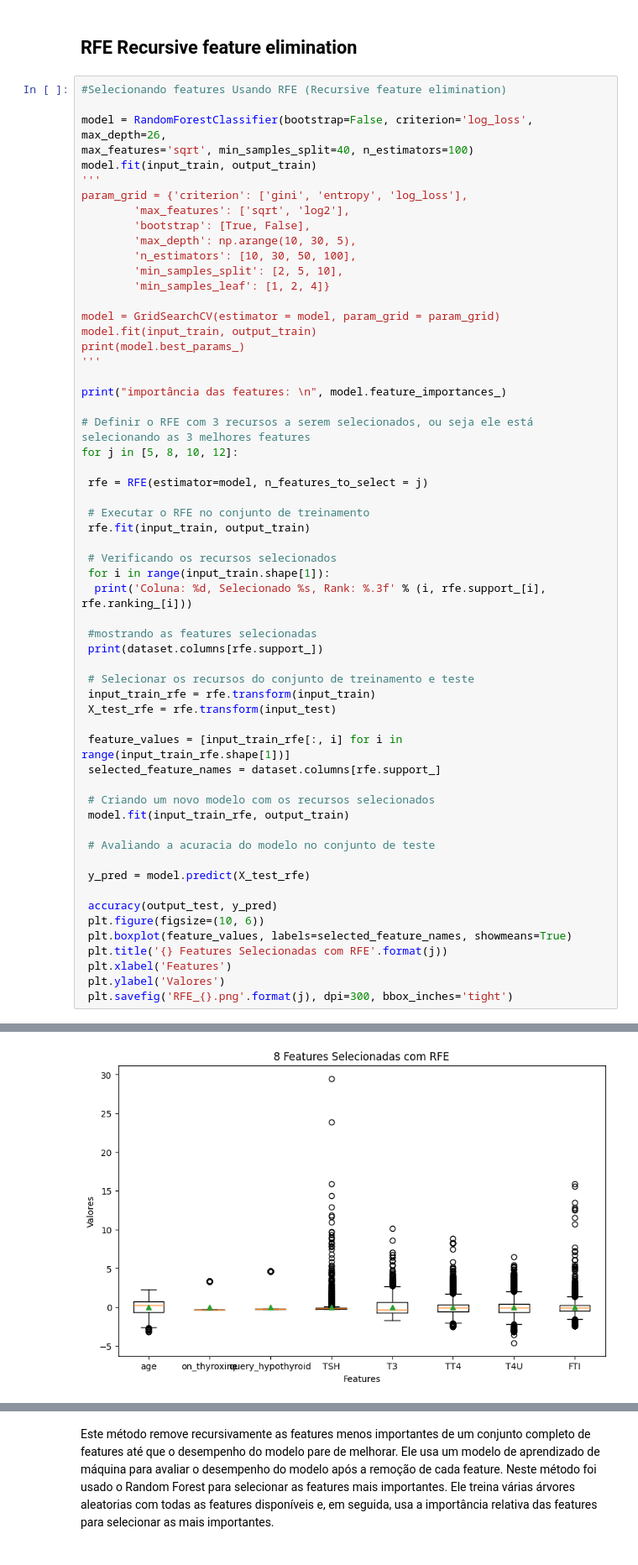
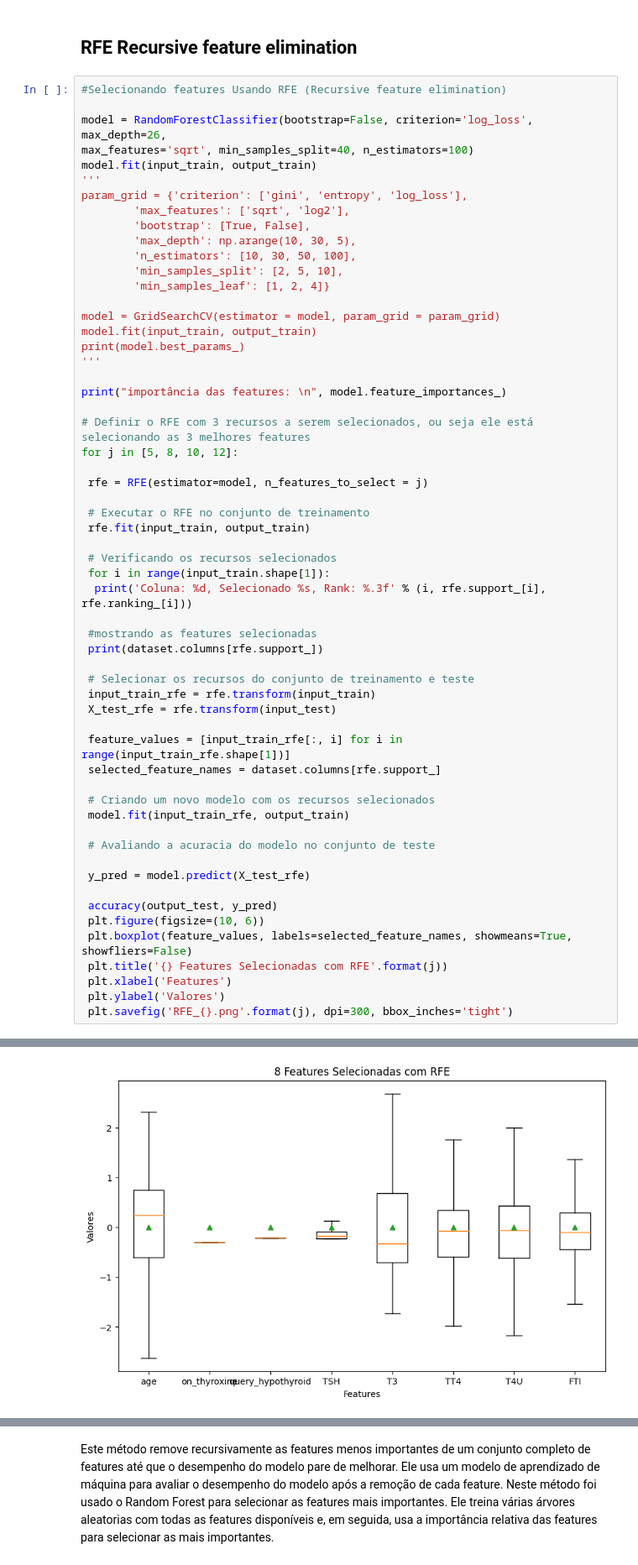
Before and after one commit to cilab-ufersa/euthyroid_sick_syndrome, a Jupyter notebook: euthyroid_sick_syndrome/CBIC23.ipynb, the cells around one changed output, grey strips where cells are left out. Shown: that part at 84% size. Saved outputs shown, nothing was run; the diff lists cells and outputs as text.

```diff
--- a/euthyroid_sick_syndrome/CBIC23.ipynb
+++ b/euthyroid_sick_syndrome/CBIC23.ipynb
@@ -86,7 +86,7 @@ for j in [5, 8, 10, 12]:
 
  accuracy(output_test, y_pred)
  plt.figure(figsize=(10, 6))
- plt.boxplot(feature_values, labels=selected_feature_names, showmeans=True)
+ plt.boxplot(feature_values, labels=selected_feature_names, showmeans=True, showfliers=False)
  plt.title('{} Features Selecionadas com RFE'.format(j))
  plt.xlabel('Features')
  plt.ylabel('Valores')
@@ -113 +113 @@ A acurácia é de:  0.980836236933798
-[figure, old version]
+[figure, new version]
```
Also changed, not shown: parts of 1 cell of this notebook, 4 other files.
